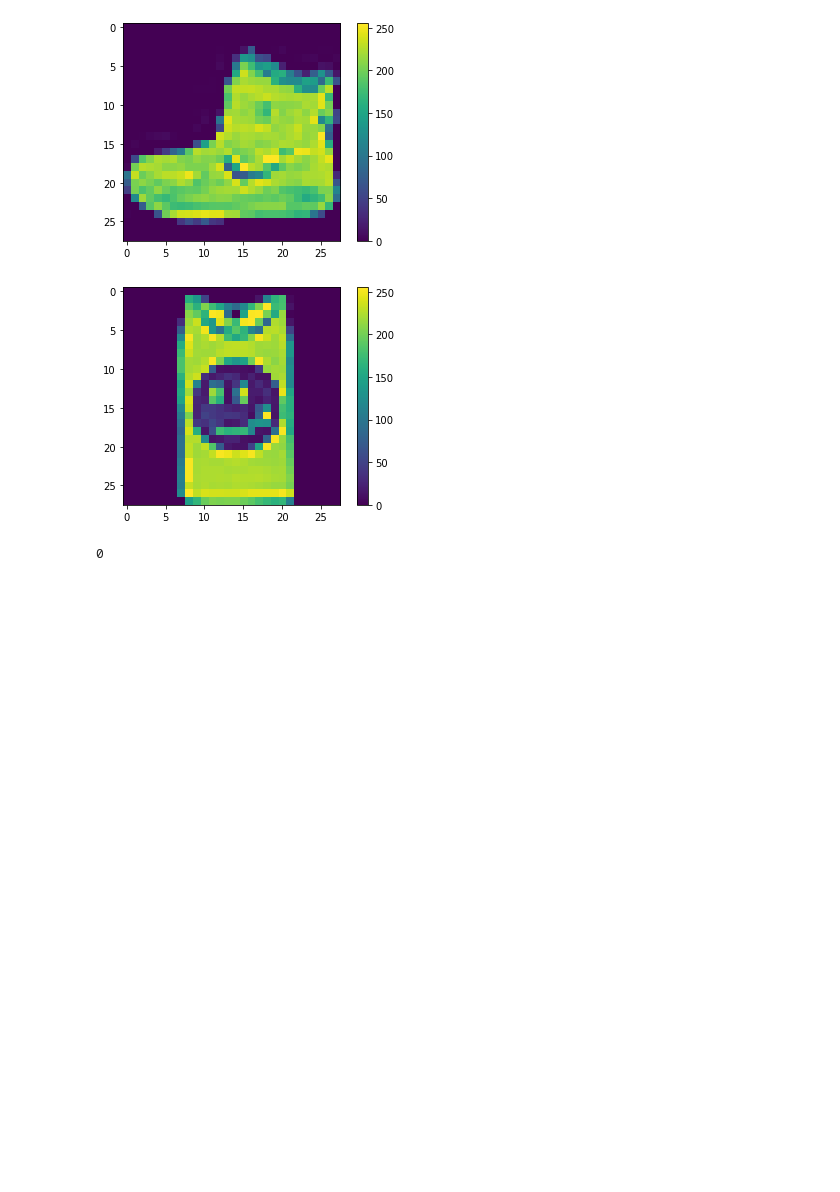
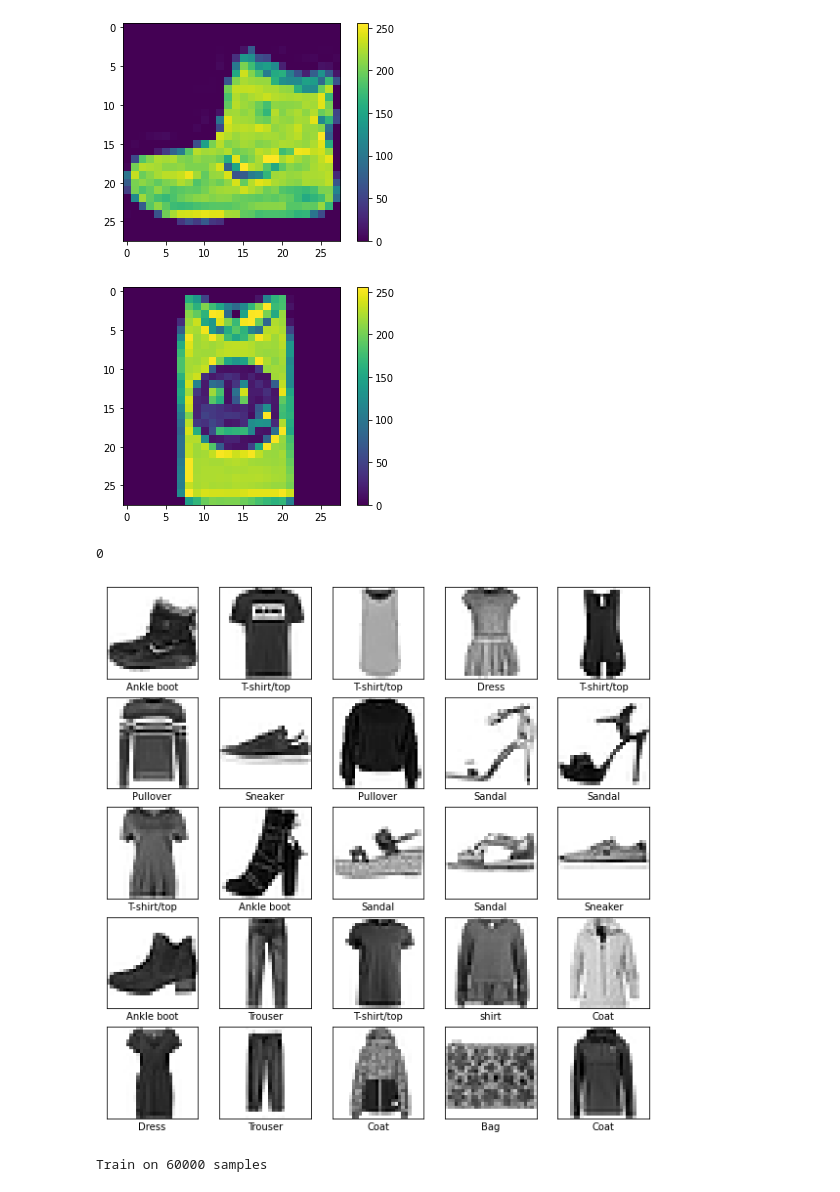
Before and after one commit to RutwikP/Fashion_mnist, a Jupyter notebook: image classifier.ipynb, the cells around one changed output. Saved outputs shown, nothing was run; the diff lists cells and outputs as text; code cells hidden in the pictures; blank space fills up the shorter version.

```diff
--- a/image classifier.ipynb
+++ b/image classifier.ipynb
@@ -49,3 +49,18 @@ print(train_labels[101])
 # %% [output]
 [figure]
 0
+# %%
+train_images = train_images / 255.0
+test_images = test_images / 255.0
+# %%
+plt.figure(figsize=(10,10))
+for i in range(25):
+    plt.subplot(5,5,i+1)
+    plt.xticks([])
+    plt.yticks([])
+    plt.grid(False)
+    plt.imshow(train_images[i], cmap=plt.cm.binary)
+    plt.xlabel(class_names[train_labels[i]])
+plt.show()
+# %% [output]
+[figure, added]
@@ -51,0 +77,4 @@ print(train_labels[101])
+# %%
+model.fit(train_images, train_labels, epochs=1)
+# %% [output]
+Train on 60000 samples
```
Also changed, not shown: parts of 15 cells of this notebook.
